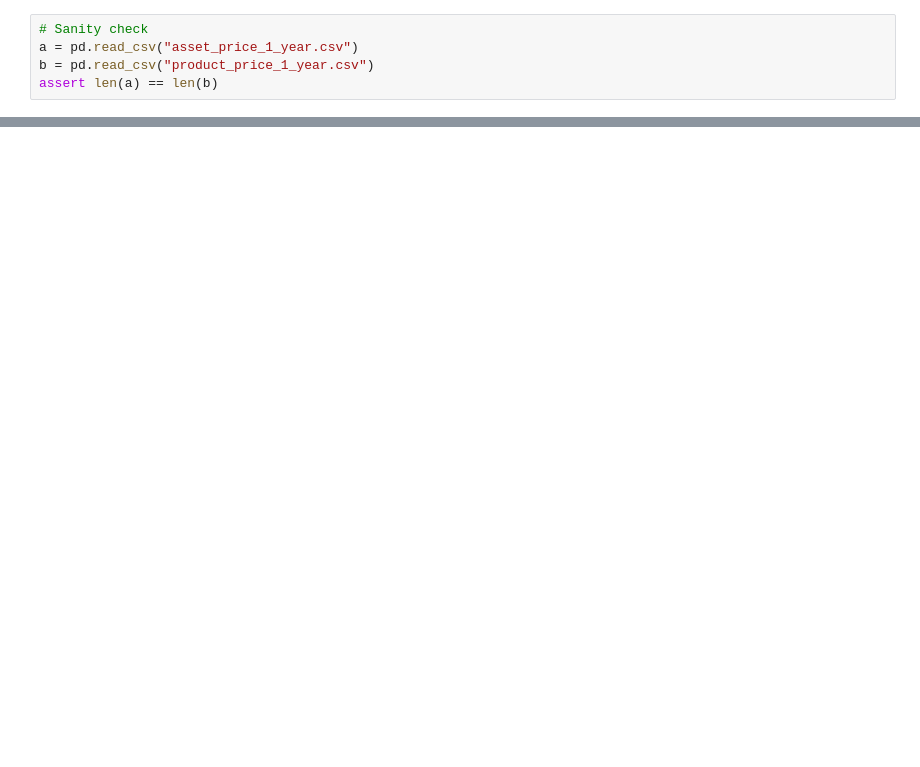
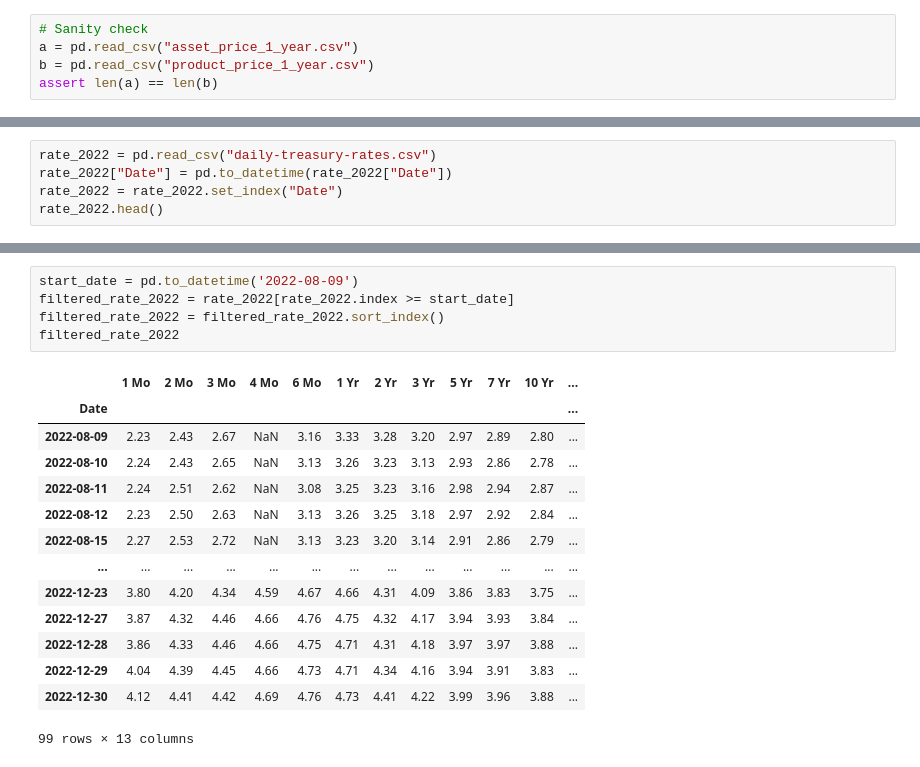
Before and after one commit to RahulG1309/MH4518, a Jupyter notebook: data/data_processing.ipynb, the cells around one changed output, grey strips where cells are left out. Cells and saved outputs as stored; diff of their text form; blank space fills up the shorter version.

```diff
--- a/data/data_processing.ipynb
+++ b/data/data_processing.ipynb
@@ -45,0 +52,5 @@ assert len(a) == len(b)
+# %%
+rate_2022 = pd.read_csv("daily-treasury-rates.csv")
+rate_2022["Date"] = pd.to_datetime(rate_2022["Date"])
+rate_2022 = rate_2022.set_index("Date")
+rate_2022.head()
@@ -45,0 +65,20 @@ assert len(a) == len(b)
+# %%
+start_date = pd.to_datetime('2022-08-09')
+filtered_rate_2022 = rate_2022[rate_2022.index >= start_date]
+filtered_rate_2022 = filtered_rate_2022.sort_index()
+filtered_rate_2022
+# %% [output]
+|  | 1 Mo | 2 Mo | 3 Mo | 4 Mo | 6 Mo | 1 Yr | 2 Yr | 3 Yr | 5 Yr | 7 Yr | 10 Yr | ... |
+| Date |  |  |  |  |  |  |  |  |  |  |  | ... |
+| 2022-08-09 | 2.23 | 2.43 | 2.67 | NaN | 3.16 | 3.33 | 3.28 | 3.20 | 2.97 | 2.89 | 2.80 | ... |
+| 2022-08-10 | 2.24 | 2.43 | 2.65 | NaN | 3.13 | 3.26 | 3.23 | 3.13 | 2.93 | 2.86 | 2.78 | ... |
+| 2022-08-11 | 2.24 | 2.51 | 2.62 | NaN | 3.08 | 3.25 | 3.23 | 3.16 | 2.98 | 2.94 | 2.87 | ... |
+| 2022-08-12 | 2.23 | 2.50 | 2.63 | NaN | 3.13 | 3.26 | 3.25 | 3.18 | 2.97 | 2.92 | 2.84 | ... |
+| 2022-08-15 | 2.27 | 2.53 | 2.72 | NaN | 3.13 | 3.23 | 3.20 | 3.14 | 2.91 | 2.86 | 2.79 | ... |
+| ... | ... | ... | ... | ... | ... | ... | ... | ... | ... | ... | ... | ... |
+| 2022-12-23 | 3.80 | 4.20 | 4.34 | 4.59 | 4.67 | 4.66 | 4.31 | 4.09 | 3.86 | 3.83 | 3.75 | ... |
+| 2022-12-27 | 3.87 | 4.32 | 4.46 | 4.66 | 4.76 | 4.75 | 4.32 | 4.17 | 3.94 | 3.93 | 3.84 | ... |
+| 2022-12-28 | 3.86 | 4.33 | 4.46 | 4.66 | 4.75 | 4.71 | 4.31 | 4.18 | 3.97 | 3.97 | 3.88 | ... |
+| 2022-12-29 | 4.04 | 4.39 | 4.45 | 4.66 | 4.73 | 4.71 | 4.34 | 4.16 | 3.94 | 3.91 | 3.83 | ... |
+| 2022-12-30 | 4.12 | 4.41 | 4.42 | 4.69 | 4.76 | 4.73 | 4.41 | 4.22 | 3.99 | 3.96 | 3.88 | ... |
+99 rows × 13 columns
```
Also changed, not shown: parts of 8 cells of this notebook, 5 other files.
